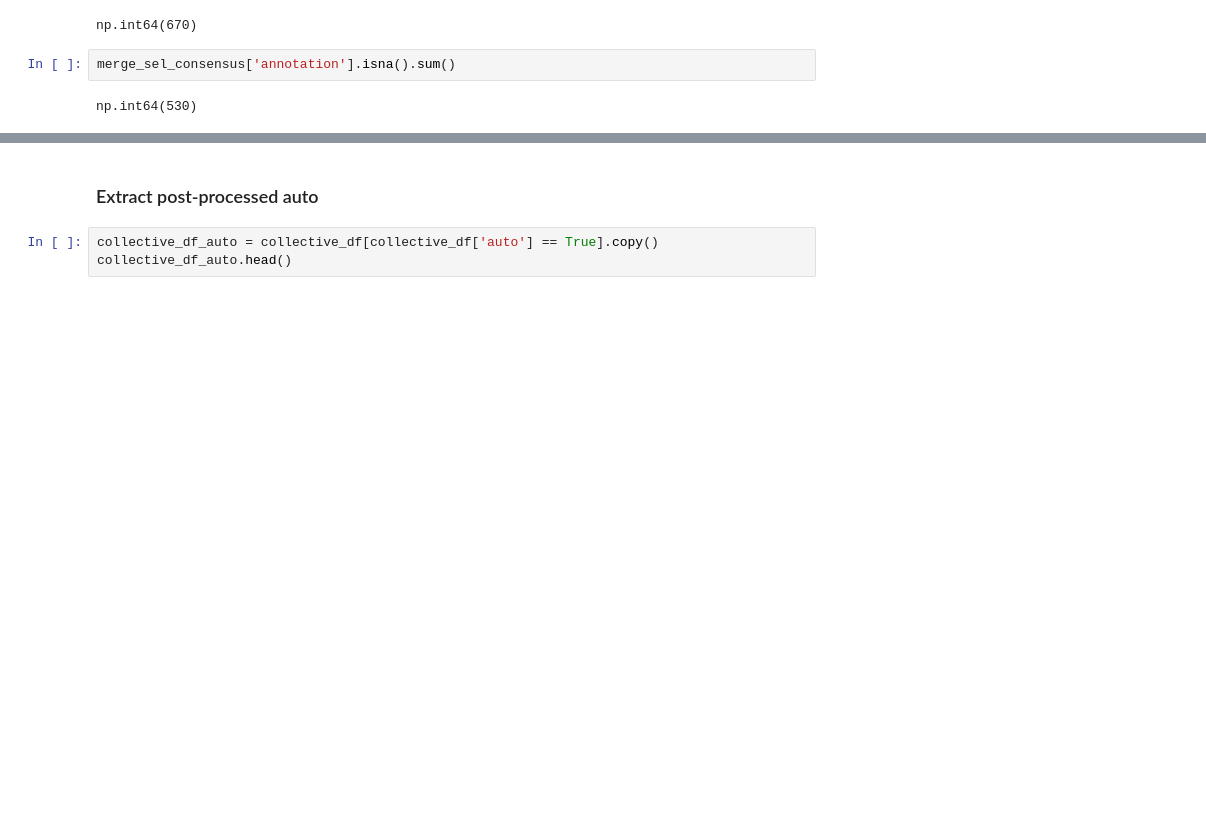
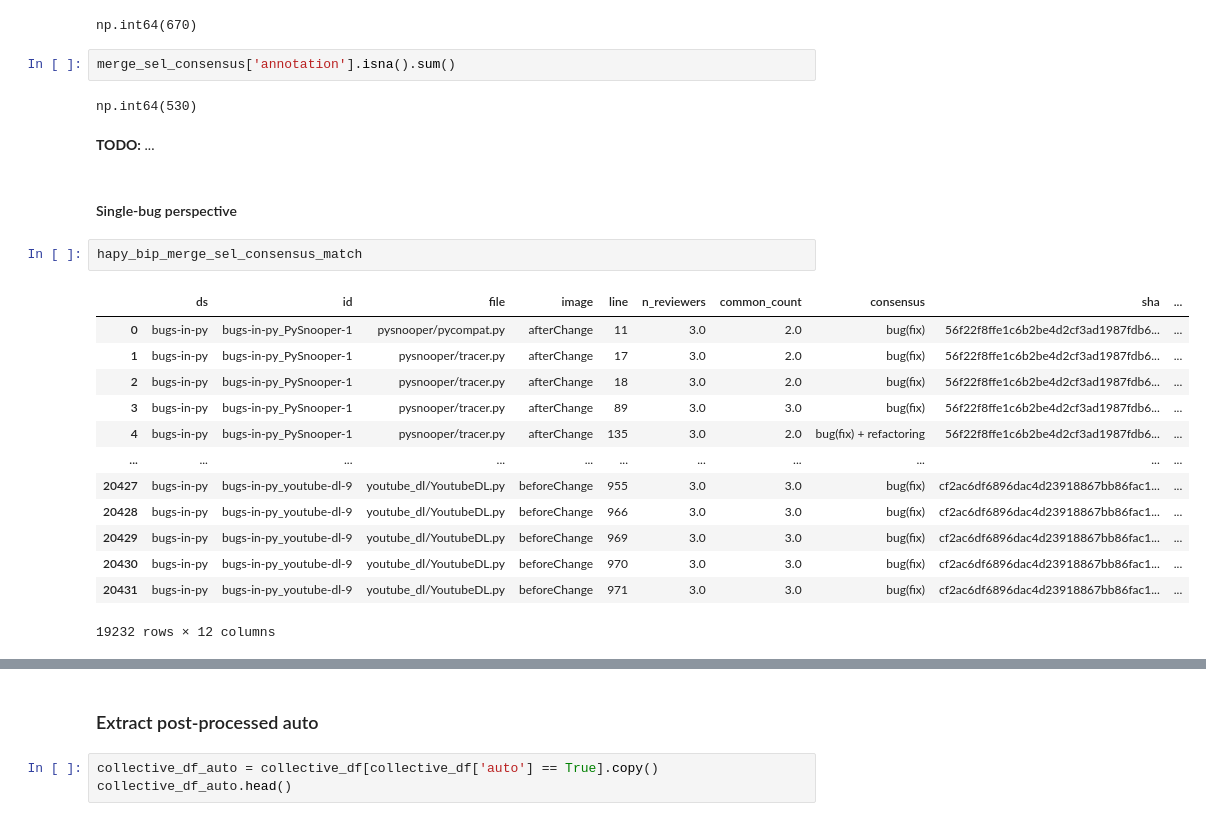
Before and after one commit to ncusi/PatchScope, a Jupyter notebook: notebooks/experiments/01-compare_annotations.ipynb, the cells around one changed output, grey strips where cells are left out. Cells and saved outputs as stored; diff of their text form; blank space fills up the shorter version.

```diff
--- a/notebooks/experiments/01-compare_annotations.ipynb
+++ b/notebooks/experiments/01-compare_annotations.ipynb
@@ -2706,3 +2706,23 @@ np.int64(670)
 merge_sel_consensus['annotation'].isna().sum()
 # %% [output]
 np.int64(530)
+# %% [markdown]
+**TODO:** ...
+# %% [markdown]
+#### Single-bug perspective
+# %%
+hapy_bip_merge_sel_consensus_match
+# %% [output]
+|  | ds | id | file | image | line | n_reviewers | common_count | consensus | sha | ... |
+| 0 | bugs-in-py | bugs-in-py_PySnooper-1 | pysnooper/pycompat.py | afterChange | 11 | 3.0 | 2.0 | bug(fix) | 56f22f8ffe1c6b2be4d2cf3ad1987fdb6... | ... |
+| 1 | bugs-in-py | bugs-in-py_PySnooper-1 | pysnooper/tracer.py | afterChange | 17 | 3.0 | 2.0 | bug(fix) | 56f22f8ffe1c6b2be4d2cf3ad1987fdb6... | ... |
+| 2 | bugs-in-py | bugs-in-py_PySnooper-1 | pysnooper/tracer.py | afterChange | 18 | 3.0 | 2.0 | bug(fix) | 56f22f8ffe1c6b2be4d2cf3ad1987fdb6... | ... |
+| 3 | bugs-in-py | bugs-in-py_PySnooper-1 | pysnooper/tracer.py | afterChange | 89 | 3.0 | 3.0 | bug(fix) | 56f22f8ffe1c6b2be4d2cf3ad1987fdb6... | ... |
+| 4 | bugs-in-py | bugs-in-py_PySnooper-1 | pysnooper/tracer.py | afterChange | 135 | 3.0 | 2.0 | bug(fix) + refactoring | 56f22f8ffe1c6b2be4d2cf3ad1987fdb6... | ... |
+| ... | ... | ... | ... | ... | ... | ... | ... | ... | ... | ... |
+| 20427 | bugs-in-py | bugs-in-py_youtube-dl-9 | youtube_dl/YoutubeDL.py | beforeChange | 955 | 3.0 | 3.0 | bug(fix) | cf2ac6df6896dac4d23918867bb86fac1... | ... |
+| 20428 | bugs-in-py | bugs-in-py_youtube-dl-9 | youtube_dl/YoutubeDL.py | beforeChange | 966 | 3.0 | 3.0 | bug(fix) | cf2ac6df6896dac4d23918867bb86fac1... | ... |
+| 20429 | bugs-in-py | bugs-in-py_youtube-dl-9 | youtube_dl/YoutubeDL.py | beforeChange | 969 | 3.0 | 3.0 | bug(fix) | cf2ac6df6896dac4d23918867bb86fac1... | ... |
+| 20430 | bugs-in-py | bugs-in-py_youtube-dl-9 | youtube_dl/YoutubeDL.py | beforeChange | 970 | 3.0 | 3.0 | bug(fix) | cf2ac6df6896dac4d23918867bb86fac1... | ... |
+| 20431 | bugs-in-py | bugs-in-py_youtube-dl-9 | youtube_dl/YoutubeDL.py | beforeChange | 971 | 3.0 | 3.0 | bug(fix) | cf2ac6df6896dac4d23918867bb86fac1... | ... |
+19232 rows × 12 columns
```
Also changed, not shown: parts of 4 cells of this notebook.
